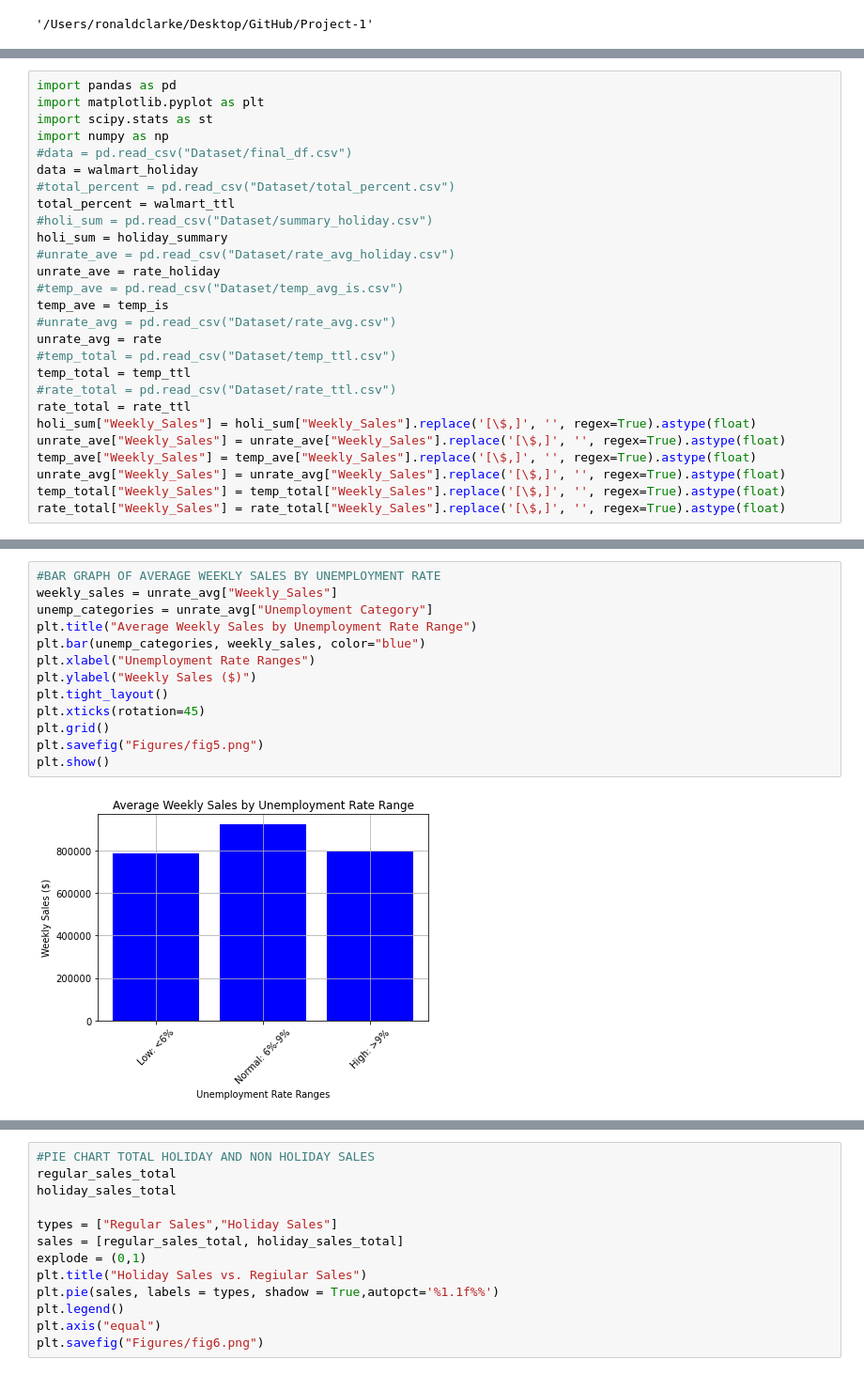
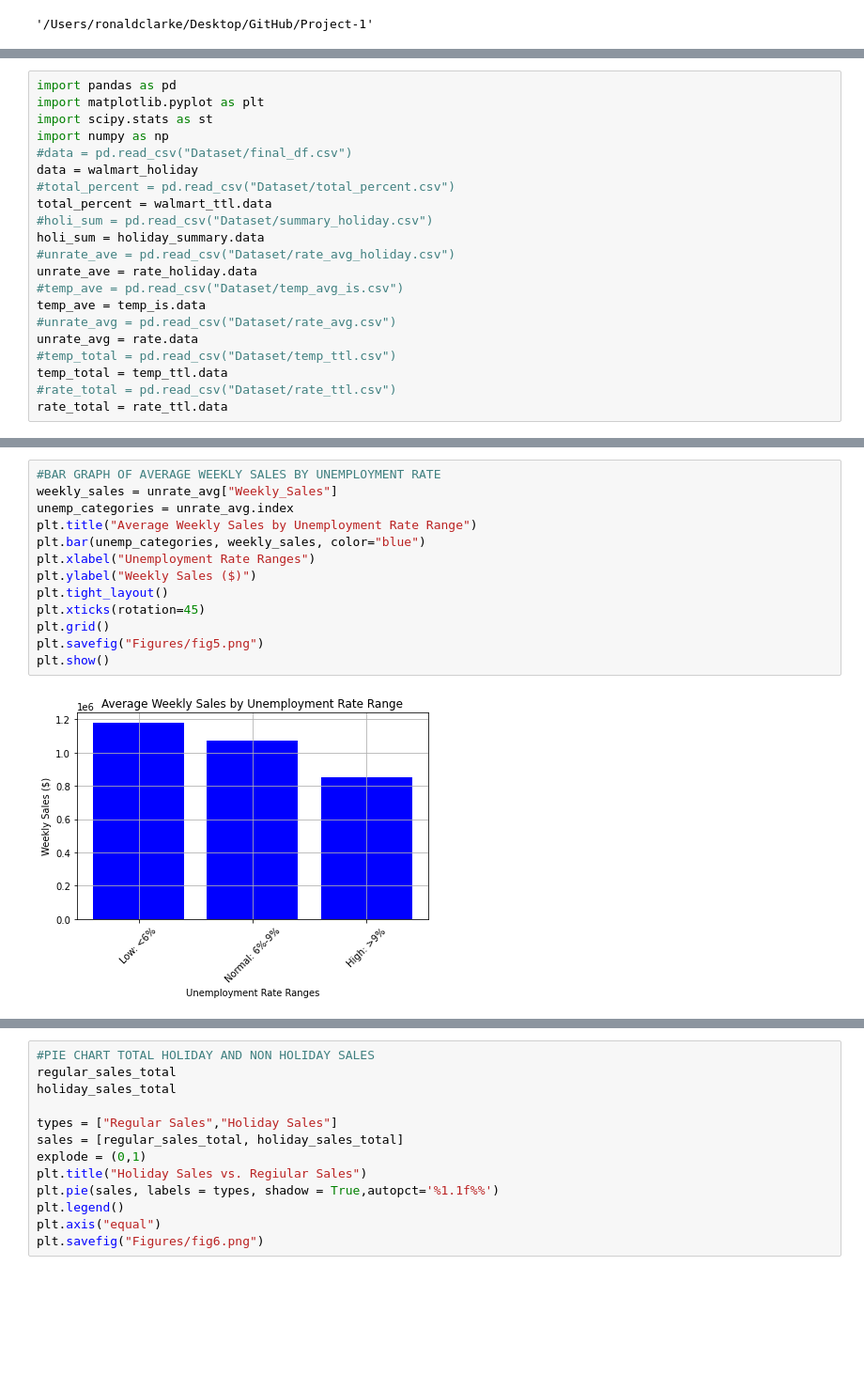
Before and after one commit to beckyydo/Project-1, a Jupyter notebook: fourthnotebook.ipynb, the cells around one changed output, grey strips where cells are left out. Shown at 94% size. Saved outputs shown, nothing was run; the diff lists cells and outputs as text; blank space fills up the shorter version.

Commit message:
plots

```diff
--- a/fourthnotebook.ipynb
+++ b/fourthnotebook.ipynb
@@ -36,22 +34,16 @@ import numpy as np
 #data = pd.read_csv("Dataset/final_df.csv")
 data = walmart_holiday
 #total_percent = pd.read_csv("Dataset/total_percent.csv")
-total_percent = walmart_ttl
+total_percent = walmart_ttl.data
 #holi_sum = pd.read_csv("Dataset/summary_holiday.csv")
-holi_sum = holiday_summary
+holi_sum = holiday_summary.data
 #unrate_ave = pd.read_csv("Dataset/rate_avg_holiday.csv")
-unrate_ave = rate_holiday
+unrate_ave = rate_holiday.data
 #temp_ave = pd.read_csv("Dataset/temp_avg_is.csv")
-temp_ave = temp_is
+temp_ave = temp_is.data
 #unrate_avg = pd.read_csv("Dataset/rate_avg.csv")
-unrate_avg = rate
+unrate_avg = rate.data
 #temp_total = pd.read_csv("Dataset/temp_ttl.csv")
-temp_total = temp_ttl
+temp_total = temp_ttl.data
 #rate_total = pd.read_csv("Dataset/rate_ttl.csv")
-rate_total = rate_ttl
-holi_sum["Weekly_Sales"] = holi_sum["Weekly_Sales"].replace('[\$,]', '', regex=True).astype(float)
-unrate_ave["Weekly_Sales"] = unrate_ave["Weekly_Sales"].replace('[\$,]', '', regex=True).astype(float)
-temp_ave["Weekly_Sales"] = temp_ave["Weekly_Sales"].replace('[\$,]', '', regex=True).astype(float)
-unrate_avg["Weekly_Sales"] = unrate_avg["Weekly_Sales"].replace('[\$,]', '', regex=True).astype(float)
-temp_total["Weekly_Sales"] = temp_total["Weekly_Sales"].replace('[\$,]', '', regex=True).astype(float)
-rate_total["Weekly_Sales"] = rate_total["Weekly_Sales"].replace('[\$,]', '', regex=True).astype(float)
+rate_total = rate_ttl.data
@@ -113,15 +126,15 @@ plt.savefig("Figures/fig4.png")
 # %%
 #BAR GRAPH OF AVERAGE WEEKLY SALES BY UNEMPLOYMENT RATE
 weekly_sales = unrate_avg["Weekly_Sales"]
-unemp_categories = unrate_avg["Unemployment Category"]
+unemp_categories = unrate_avg.index
 plt.title("Average Weekly Sales by Unemployment Rate Range")
 plt.bar(unemp_categories, weekly_sales, color="blue")
 plt.xlabel("Unemployment Rate Ranges")
 plt.ylabel("Weekly Sales ($)")
 plt.tight_layout()
 plt.xticks(rotation=45)
 plt.grid()
 plt.savefig("Figures/fig5.png")
 plt.show()
 # %% [output]
-[figure, old version]
+[figure, new version]
```
Also changed, not shown: parts of 23 cells of this notebook, 24 other files.
